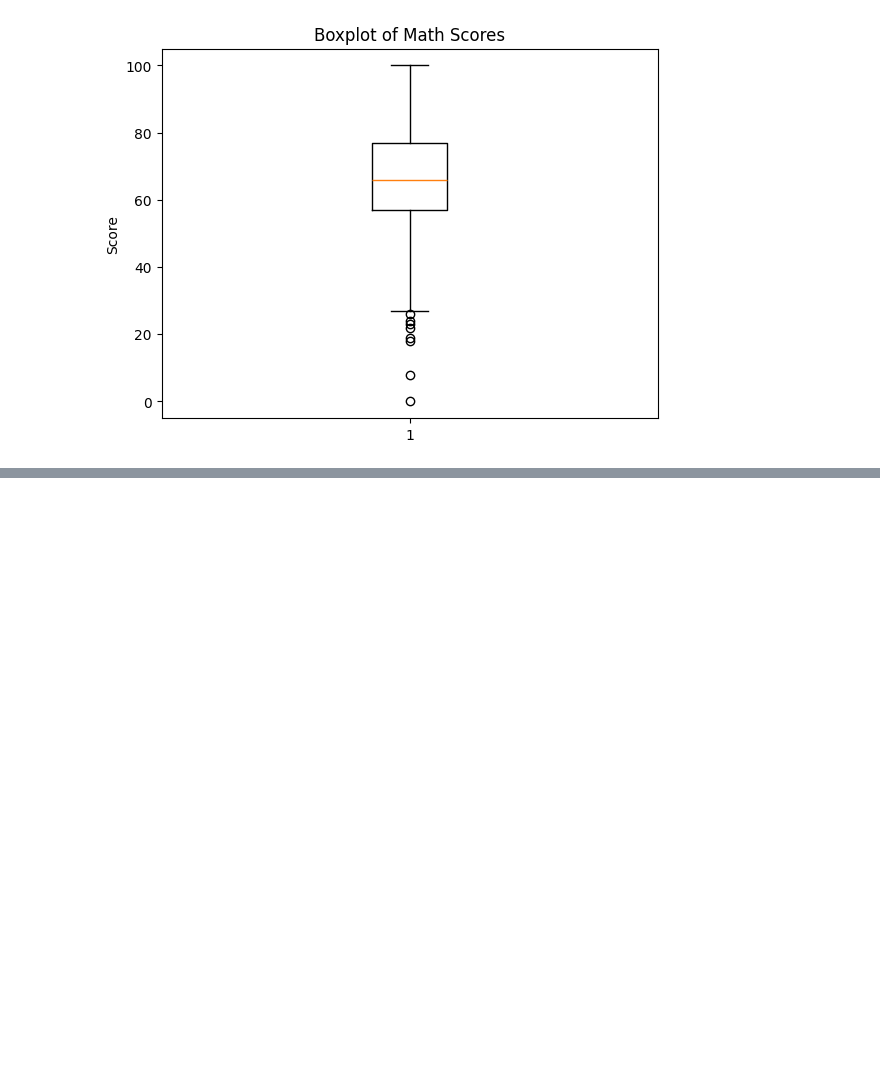
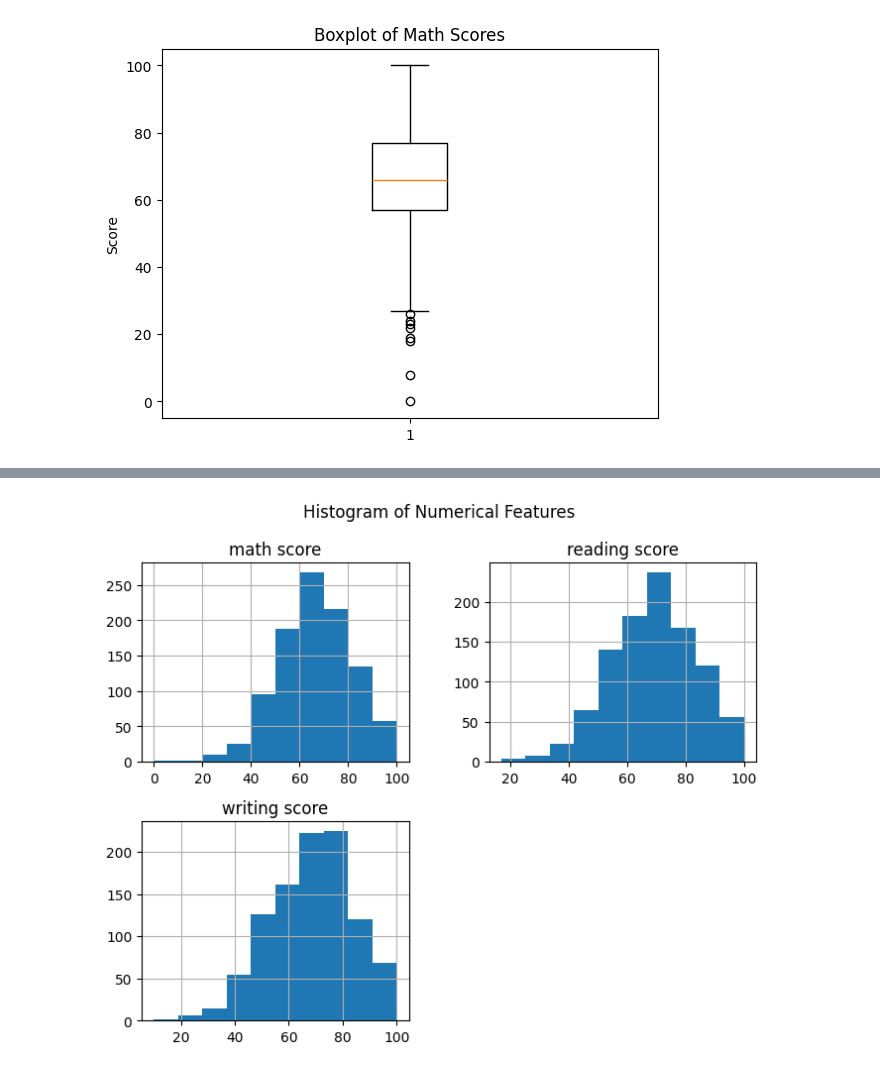
Before and after one commit to PotatoPatata1809/-ML-basics, a Jupyter notebook: DESCRIPTIVE STATISTICAL ANALYSIS.ipynb, the cells around one changed output, grey strips where cells are left out. Saved outputs shown, nothing was run; the diff lists cells and outputs as text; code cells hidden in the pictures; blank space fills up the shorter version.

```diff
--- a/DESCRIPTIVE STATISTICAL ANALYSIS.ipynb
+++ b/DESCRIPTIVE STATISTICAL ANALYSIS.ipynb
@@ -169,0 +177,6 @@ plt.show()
+# %%
+df[num_cols].hist(bins=10, figsize=(8,6))
+plt.suptitle("Histogram of Numerical Features")
+plt.show()
+# %% [output]
+[figure, added]
```
Also changed, not shown: parts of 2 cells of this notebook.
